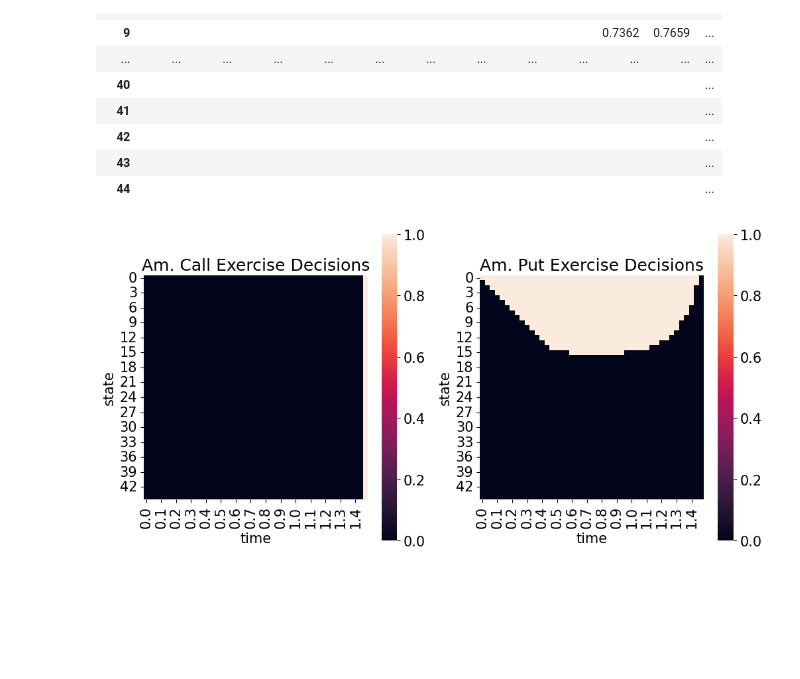
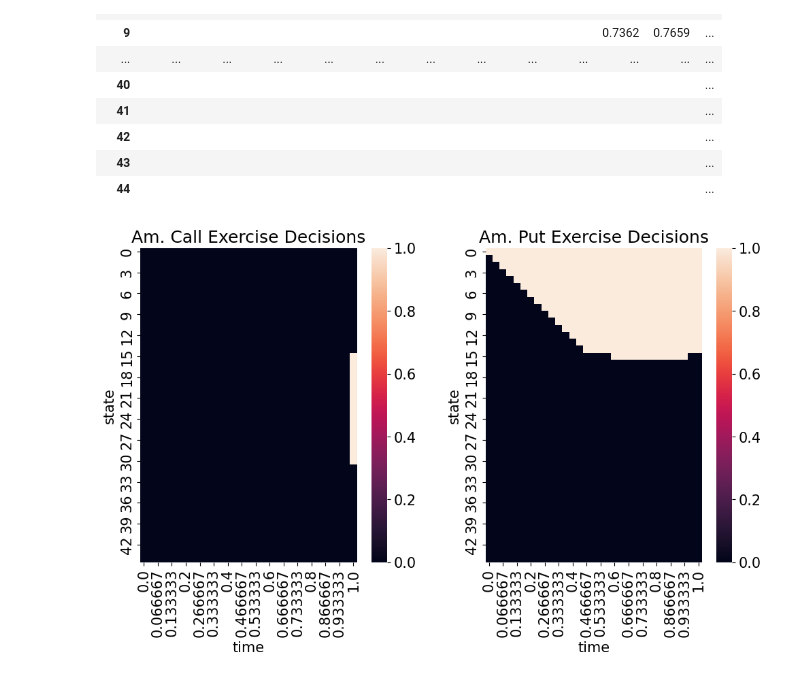
Before and after one commit to nicklewis-16/finm-fiderivs-2024, a Jupyter notebook: homework/Homework 1.ipynb, the cells around one changed output. Drawn from its saved outputs; the diff is of its cells as text; code cells hidden in the pictures; blank space fills up the shorter version.

```diff
--- a/homework/Homework 1.ipynb
+++ b/homework/Homework 1.ipynb
@@ -664,6 +664,8 @@ Use a grid of $dt=.5$.
 * Which nodes would you exercise it early?
 # %% [markdown]
 #### American Call:
+# %%
+EXPIRATION = 1
 # %%
 call_am_derivtree = bintree_pricing(call_payoff, ratetree=rate_tree_multi, undertree = bondtree_multi, pstars=pstars, style = 'american')
 format_bintree(call_am_derivtree, style='{:.4f}')
@@ -708,8 +710,8 @@ Change the grid to $dt=1/30$, as in 4.4.
 * What is its value at $t=0$?
 * Make a visualization showing which nodes have early exercise. (I suggest using a dataframe and the `heatmap` from `seaborn`.
 # %%
-call_am_derivtree_dense = bintree_pricing(call_payoff, ratetree=ratetree_dense,
-                                          undertree = bondtree_dense, pstars=pstars, style = 'american')
+call_am_derivtree_dense = bintree_pricing(call_payoff, ratetree=ratetree_dense.loc[:,:EXPIRATION],
+                                          undertree = bondtree_dense.loc[:,:EXPIRATION], pstars=pstars, style = 'american')
 format_bintree(call_am_derivtree_dense, style='{:.4f}')
 # %% [output]
 | time | 0.00 | 0.03 | 0.07 | 0.10 | 0.13 | 0.17 | 0.20 | 0.23 | 0.27 | 0.30 | 0.33 | ... |
@@ -731,7 +733,7 @@ format_bintree(call_am_derivtree_dense, style='{:.4f}')
 | 43 |  |  |  |  |  |  |  |  |  |  |  | ... |
 | 44 |  |  |  |  |  |  |  |  |  |  |  | ... |
 # %%
-put_am_derivtree_dense = bintree_pricing(put_payoff, ratetree_dense, undertree=bondtree_dense, pstars=pstars, style='american')
+put_am_derivtree_dense = bintree_pricing(put_payoff, ratetree_dense.loc[:,:EXPIRATION], undertree=bondtree_dense.loc[:,:EXPIRATION], pstars=pstars, style='american')
 format_bintree(put_am_derivtree_dense, style='{:.4f}')
 # %% [output]
 | time | 0.00 | 0.03 | 0.07 | 0.10 | 0.13 | 0.17 | 0.20 | 0.23 | 0.27 | 0.30 | 0.33 | ... |
@@ -755,14 +757,14 @@ format_bintree(put_am_derivtree_dense, style='{:.4f}')
 # %%
 fig, axes = plt.subplots(1, 2)
 
 # Plot the first heatmap
-sns.heatmap(exercise_decisions(call_payoff, bondtree_dense, call_am_derivtree_dense), square=True, ax=axes[0])
+sns.heatmap(exercise_decisions(call_payoff, bondtree_dense.loc[:,:EXPIRATION], call_am_derivtree_dense), square=True, ax=axes[0])
 axes[0].set_title("Am. Call Exercise Decisions")
 
 # Plot the second heatmap
-sns.heatmap(exercise_decisions(put_payoff, bondtree_dense, put_am_derivtree_dense), square=True, ax=axes[1])
+sns.heatmap(exercise_decisions(put_payoff, bondtree_dense.loc[:,:EXPIRATION], put_am_derivtree_dense), square=True, ax=axes[1])
 axes[1].set_title("Am. Put Exercise Decisions")
 
 plt.show()
 # %% [output]
-[figure, old version]
+[figure, new version]
```
Also changed, not shown: parts of 1 cell of this notebook.
